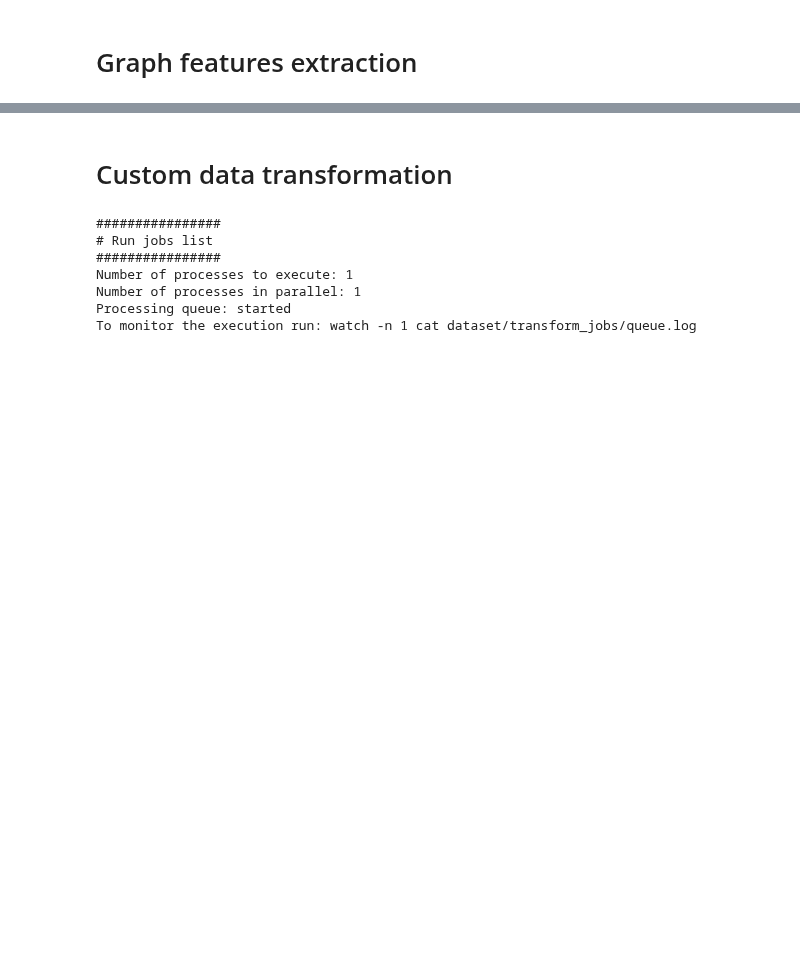
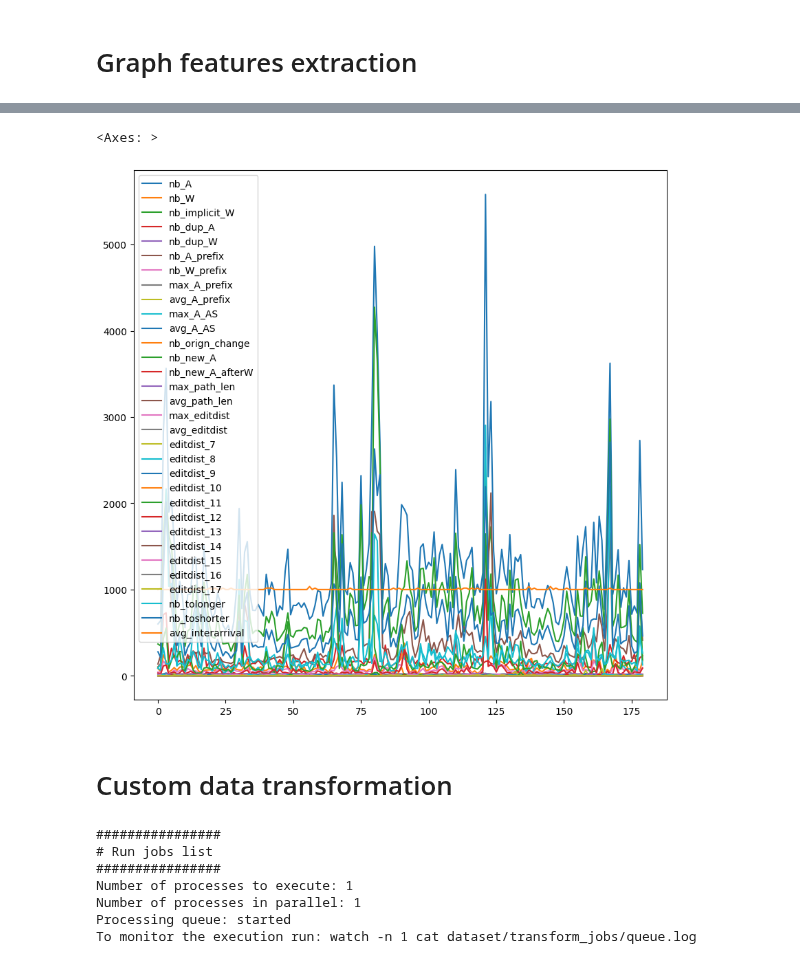
Before and after one commit to hyonbokan/BGP_data_analysis, a Jupyter notebook: bml/BML/bml_dataset.ipynb, the cells around one changed output, grey strips where cells are left out. Saved outputs shown, nothing was run; the diff lists cells and outputs as text; code cells hidden in the pictures; blank space fills up the shorter version.

Commit message:
bml data extract

```diff
--- a/bml/BML/bml_dataset.ipynb
+++ b/bml/BML/bml_dataset.ipynb
@@ -104,0 +169,28 @@ data.plot(figsize=(10,10))
+# %%
+from BML.data import Dataset
+from BML import utils
+
+#################
+# Data collection
+
+folder = "dataset/"
+dataset = Dataset(folder)
+
+dataset.setParams({
+    "PrimingPeriod": 10*60, # 10 hours of priming data
+    "IpVersion": [4], # only IPv4 routes
+    "Collectors": ["rrc06"], # rrc06: at Otemachi, Japan
+})
+
+dataset.setPeriodsOfInterests([
+    {
+    "name": "BalancerHijack",
+    "label": "hijack",
+    "start_time": utils.getTimestamp(2023, 9, 20, 4, 0, 0),  # August 25, 2017, 3:00 UTC
+    "end_time": utils.getTimestamp(2023, 9, 20, 7, 0, 0)  # August 25, 2017, 4:00 UTC
+    }
+])
+
+
+# run the data collection
+utils.runJobs(dataset.getJobs(), folder+"collect_jobs")
@@ -105,3 +257,10 @@ data.plot(figsize=(10,10))
+# %%
+import pandas as pd
+data = pd.read_json(folder+"/hijack/BalancerHijack/transform/Features/Features_1.json")
+data.plot(figsize=(10,10))
+# %% [output]
+<Axes: >
+[figure, added]
 # %% [markdown]
 # Custom data transformation
 # %%
```
Also changed, not shown: parts of 14 cells of this notebook, 9 other files.
